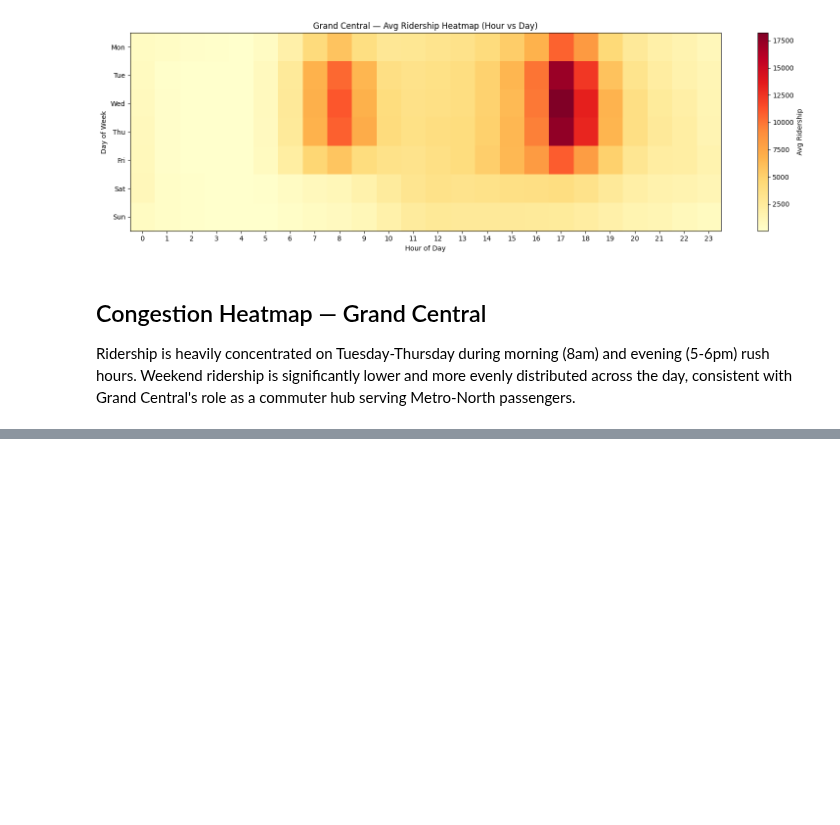
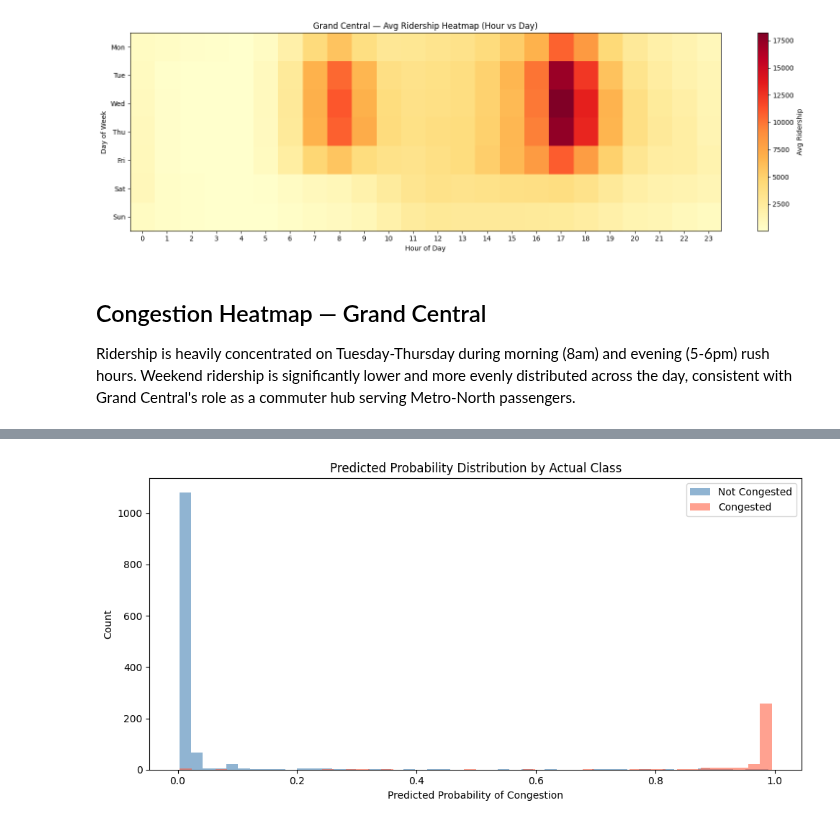
Before and after one commit to zhou-ray/mta-congestion, a Jupyter notebook: notebooks/exploration.ipynb, the cells around one changed output, grey strips where cells are left out. Cells and saved outputs as stored; diff of their text form; code cells hidden in the pictures; blank space fills up the shorter version.

```diff
--- a/notebooks/exploration.ipynb
+++ b/notebooks/exploration.ipynb
@@ -211,0 +271,14 @@ role as a commuter hub serving Metro-North passengers.
+# %%
+y_prob = model.predict_proba(X_test)[:, 1]
+
+plt.figure(figsize=(10, 5))
+plt.hist(y_prob[y_test == 0], bins=50, alpha=0.6, label='Not Congested', color='steelblue')
+plt.hist(y_prob[y_test == 1], bins=50, alpha=0.6, label='Congested', color='tomato')
+plt.title('Predicted Probability Distribution by Actual Class')
+plt.xlabel('Predicted Probability of Congestion')
+plt.ylabel('Count')
+plt.legend()
+plt.tight_layout()
+plt.show()
+# %% [output]
+[figure, added]
```
Also changed, not shown: parts of 5 cells of this notebook, 4 other files.
